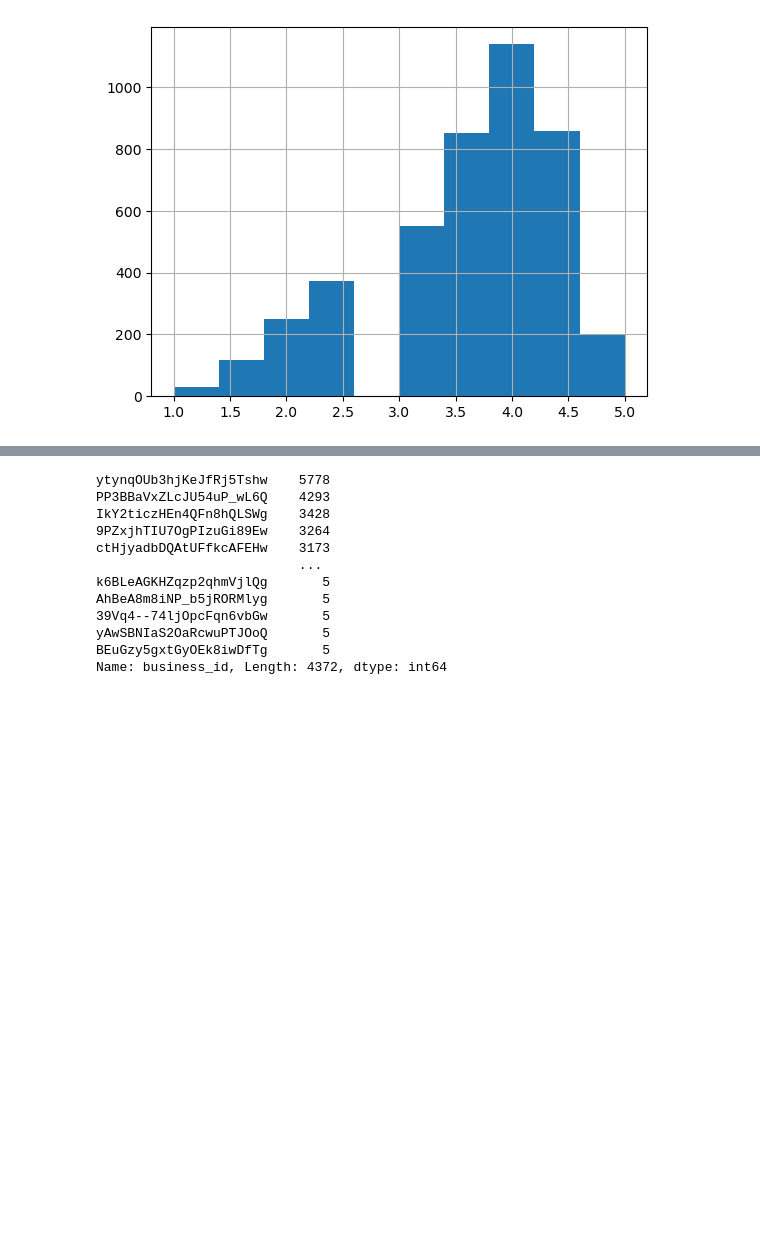
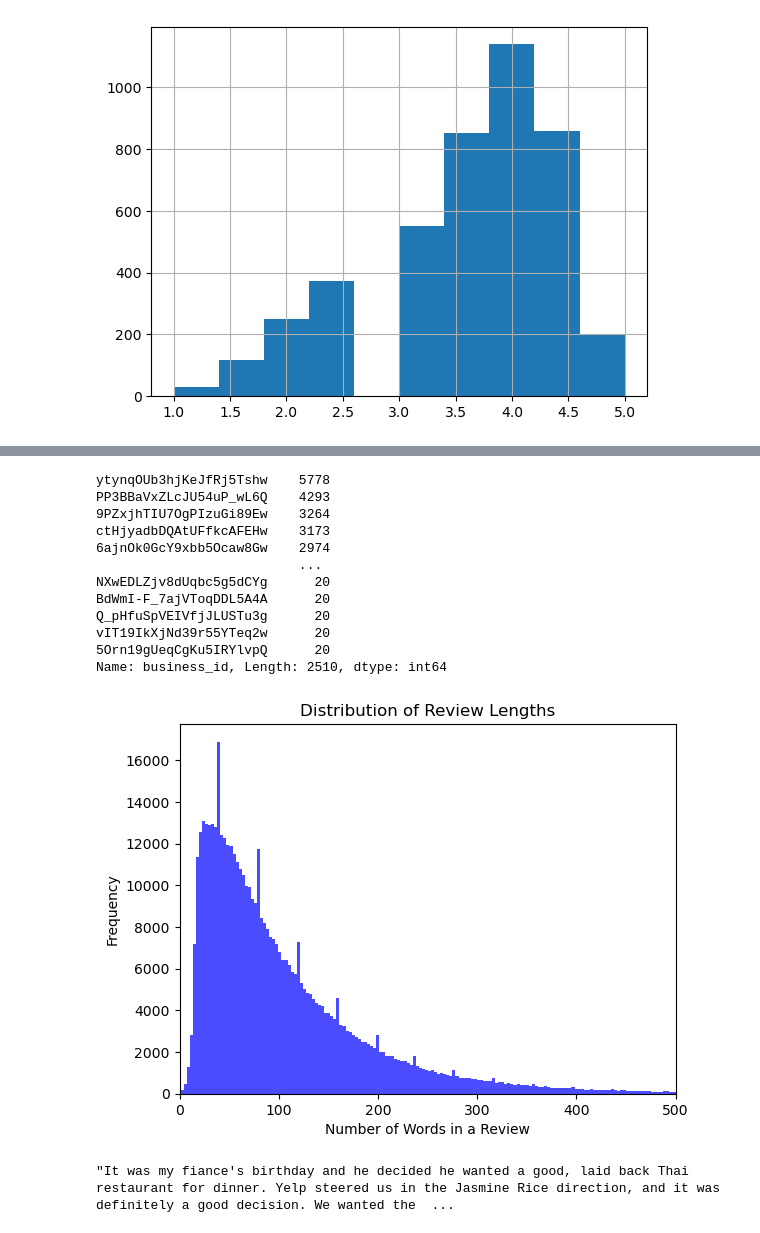
Before and after one commit to MaksimObukhov/restaurant-semantic-search-app, a Jupyter notebook: yelp_main.ipynb, the cells around one changed output, grey strips where cells are left out. Saved outputs shown, nothing was run; the diff lists cells and outputs as text; code cells hidden in the pictures; blank space fills up the shorter version.

```diff
--- a/yelp_main.ipynb
+++ b/yelp_main.ipynb
@@ -142,15 +156,34 @@ Name: stars, dtype: int64
 # %%
-review_df["business_id"].value_counts()
+high_score_reviews["business_id"].value_counts()
 # %% [output]
 ytynqOUb3hjKeJfRj5Tshw    5778
 PP3BBaVxZLcJU54uP_wL6Q    4293
-IkY2ticzHEn4QFn8hQLSWg    3428
 9PZxjhTIU7OgPIzuGi89Ew    3264
 ctHjyadbDQAtUFfkcAFEHw    3173
+6ajnOk0GcY9xbb5Ocaw8Gw    2974
                           ...
-k6BLeAGKHZqzp2qhmVjlQg       5
-AhBeA8m8iNP_b5jRORMlyg       5
-39Vq4--74ljOpcFqn6vbGw       5
-yAwSBNIaS2OaRcwuPTJOoQ       5
-BEuGzy5gxtGyOEk8iwDfTg       5
-Name: business_id, Length: 4372, dtype: int64
+NXwEDLZjv8dUqbc5g5dCYg      20
+BdWmI-F_7ajVToqDDL5A4A      20
+Q_pHfuSpVEIVfjJLUSTu3g      20
+vIT19IkXjNd39r55YTeq2w      20
+5Orn19gUeqCgKu5IRYlvpQ      20
+Name: business_id, Length: 2510, dtype: int64
+# %%
+review_lengths = [len(rev.split(" ")) for _, rev in high_score_reviews["text"].iteritems()]
+total_length = sum(review_lengths)
+# %%
+import matplotlib.pyplot as plt
+
+# Plotting the distribution with x-axis limit set to 500
+plt.hist(review_lengths, bins=1000, color='blue', alpha=0.7)
+plt.title('Distribution of Review Lengths')
+plt.xlabel('Number of Words in a Review')
+plt.ylabel('Frequency')
+plt.xlim(0, 500)  # Set x-axis limit to 500
+plt.show()
+# %% [output]
+[figure, added]
+# %%
+display(review_df[review_df["review_id"] == "r2IBPY_E8AE5_GpsqlONyg"]["text"].values[0])
+# %% [output]
+"It was my fiance's birthday and he decided he wanted a good, laid back Thai restaurant for dinner. Yelp steered us in the Jasmine Rice direction, and it was definitely a good decision. We wanted the  ...
```
Also changed, not shown: parts of 7 cells of this notebook.
